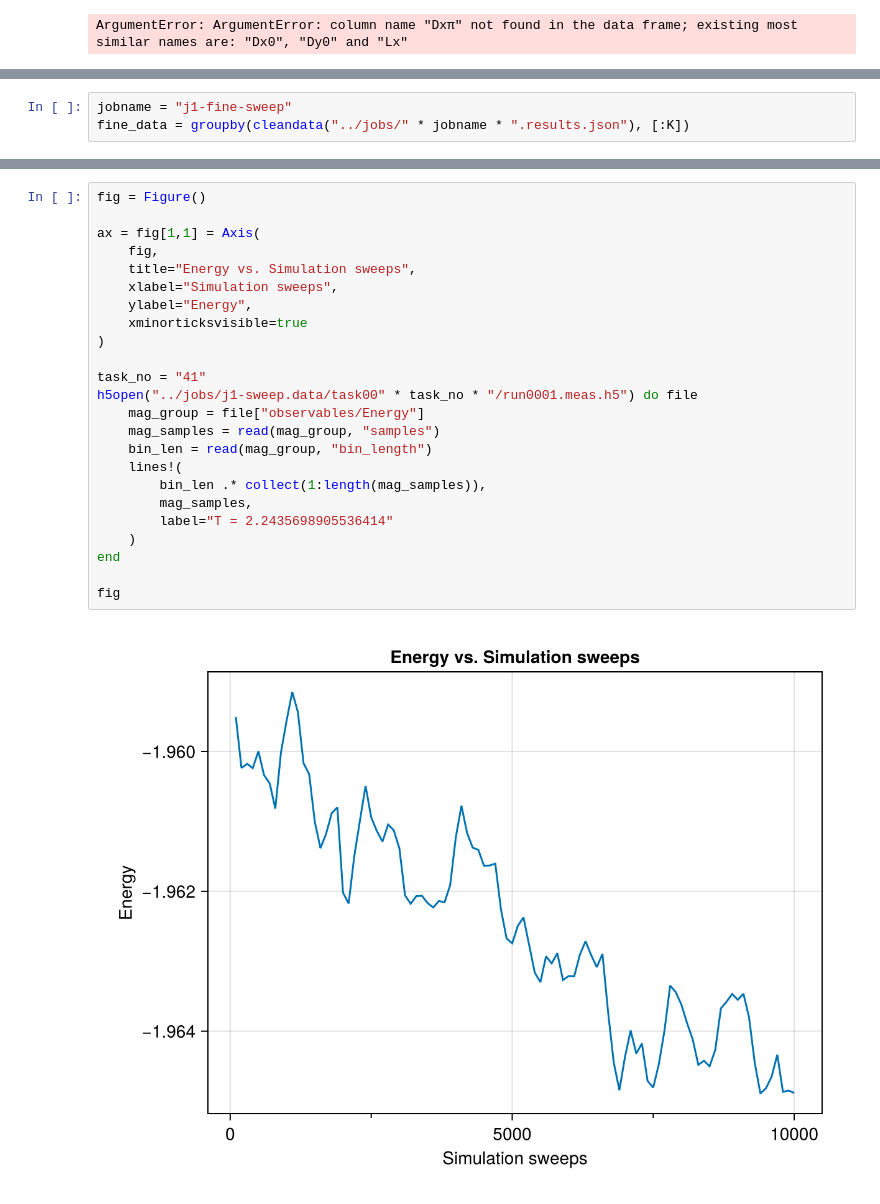
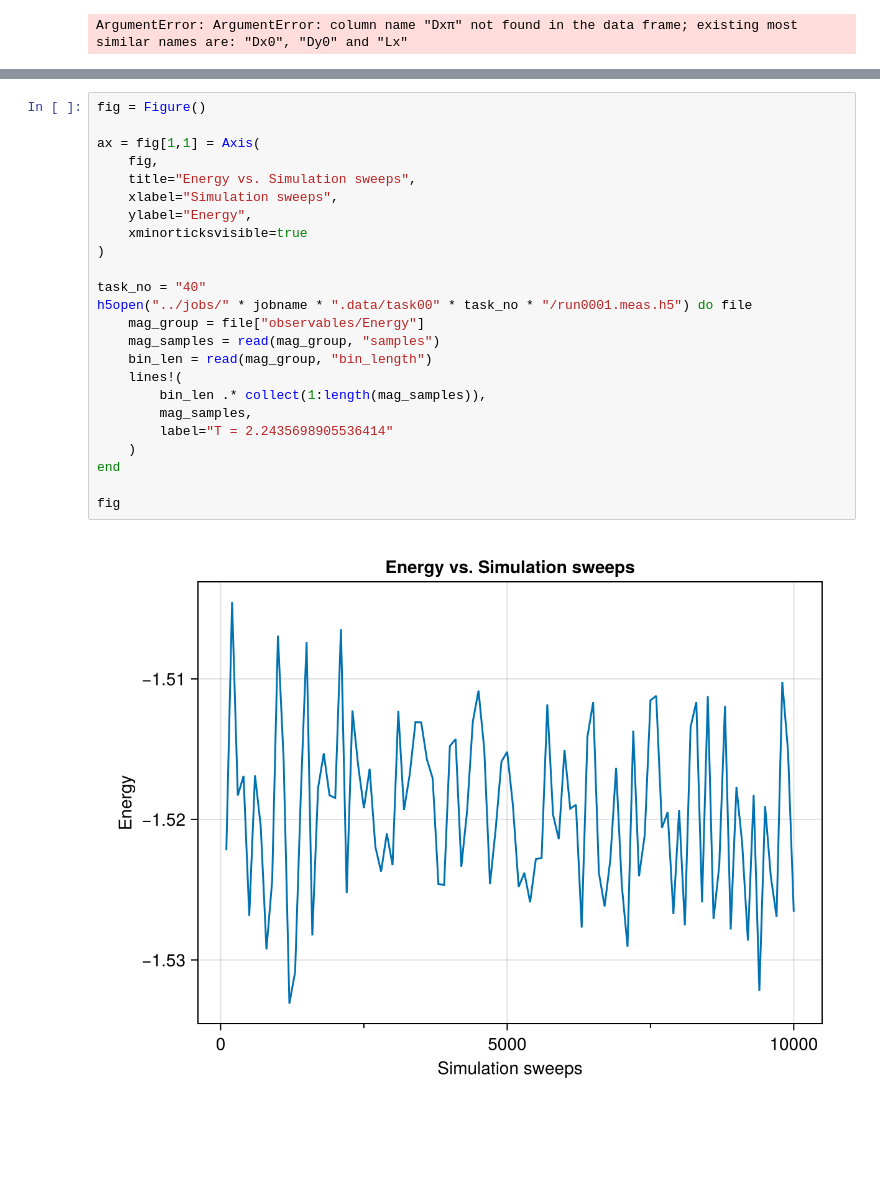
Before and after one commit to PatXue/Biquadratic.jl, a Jupyter notebook: analysis/temp-sweep.ipynb, the cells around one changed output, grey strips where cells are left out. Saved outputs shown, nothing was run; the diff lists cells and outputs as text; blank space fills up the shorter version.

Commit message:
temp-sweep MC time plot

```diff
--- a/analysis/temp-sweep.ipynb
+++ b/analysis/temp-sweep.ipynb
@@ -120,3 +73,0 @@ generatePlot(
-# %%
-jobname = "j1-fine-sweep"
-fine_data = groupby(cleandata("../jobs/" * jobname * ".results.json"), [:K])
@@ -188,27 +74,27 @@ fig
 # %%
 fig = Figure()
 
 ax = fig[1,1] = Axis(
     fig,
     title="Energy vs. Simulation sweeps",
     xlabel="Simulation sweeps",
     ylabel="Energy",
     xminorticksvisible=true
 )
 
-task_no = "41"
-h5open("../jobs/j1-sweep.data/task00" * task_no * "/run0001.meas.h5") do file
+task_no = "40"
+h5open("../jobs/" * jobname * ".data/task00" * task_no * "/run0001.meas.h5") do file
     mag_group = file["observables/Energy"]
     mag_samples = read(mag_group, "samples")
     bin_len = read(mag_group, "bin_length")
     lines!(
         bin_len .* collect(1:length(mag_samples)),
         mag_samples,
         label="T = 2.2435698905536414"
     )
 end
 
 fig
 # %% [output]
-[figure, old version]
+[figure, new version]
 # %%
```
Also changed, not shown: parts of 7 cells of this notebook.
